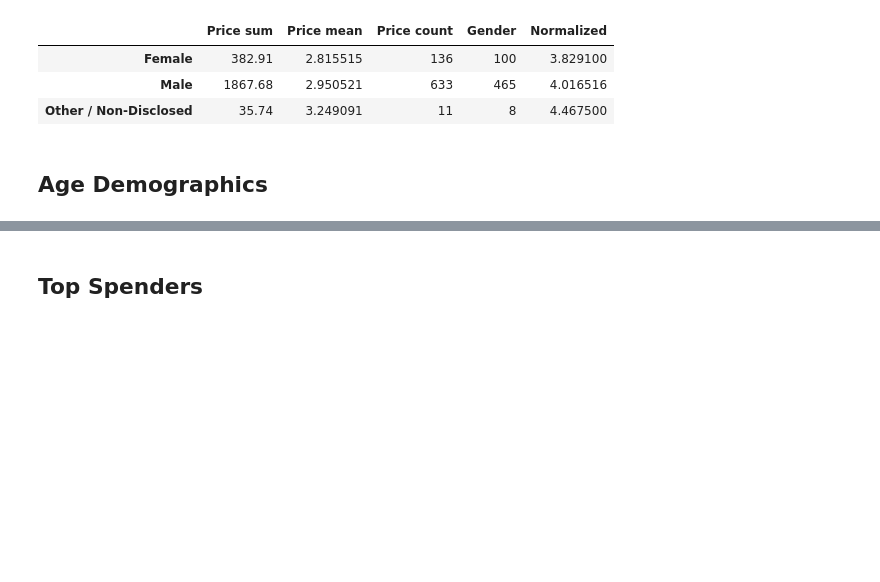
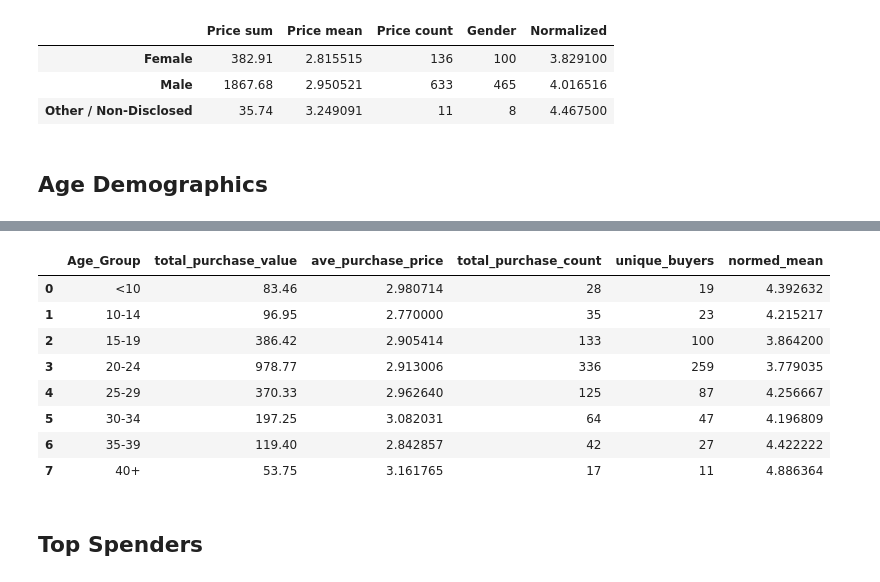
Before and after one commit to jenshurley/hw4, a Jupyter notebook: pymoli_final.ipynb, the cells around one changed output, grey strips where cells are left out. Cells and saved outputs as stored; diff of their text form; code cells hidden in the pictures; blank space fills up the shorter version.

```diff
--- a/pymoli_final.ipynb
+++ b/pymoli_final.ipynb
@@ -157,3 +161,15 @@ age_norm
+# %%
+age_norm.rename(columns={'count': 'total_purchase_count', 'mean': 'ave_purchase_price','sum': 'total_purchase_value'})
+# %% [output]
+|  | Age_Group | total_purchase_value | ave_purchase_price | total_purchase_count | unique_buyers | normed_mean |
+| 0 | <10 | 83.46 | 2.980714 | 28 | 19 | 4.392632 |
+| 1 | 10-14 | 96.95 | 2.770000 | 35 | 23 | 4.215217 |
+| 2 | 15-19 | 386.42 | 2.905414 | 133 | 100 | 3.864200 |
+| 3 | 20-24 | 978.77 | 2.913006 | 336 | 259 | 3.779035 |
+| 4 | 25-29 | 370.33 | 2.962640 | 125 | 87 | 4.256667 |
+| 5 | 30-34 | 197.25 | 3.082031 | 64 | 47 | 4.196809 |
+| 6 | 35-39 | 119.40 | 2.842857 | 42 | 27 | 4.422222 |
+| 7 | 40+ | 53.75 | 3.161765 | 17 | 11 | 4.886364 |
 # %% [markdown]
 ## Top Spenders
 # %%
```
Also changed, not shown: parts of 18 cells of this notebook.
